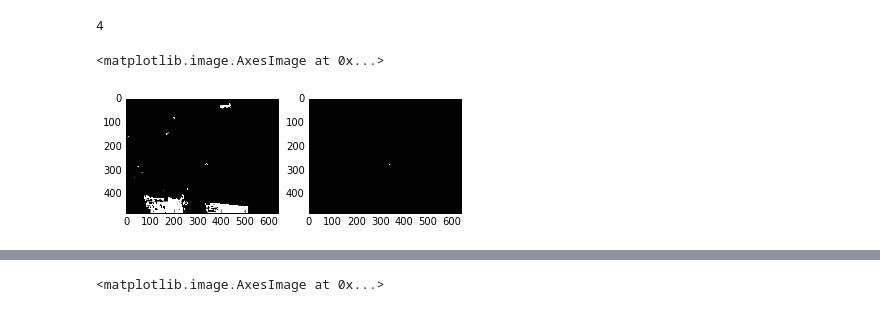
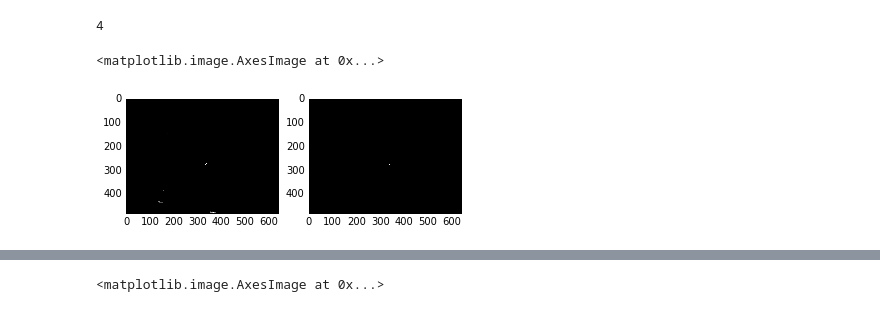
Before and after one commit to YoshiRi/IVPS, a Jupyter notebook: trial/Development.ipynb, the cells around one changed output, grey strips where cells are left out. Drawn from its saved outputs; the diff is of its cells as text; code cells hidden in the pictures.

```diff
--- a/trial/Development.ipynb
+++ b/trial/Development.ipynb
@@ -34,23 +34,24 @@ while tv == []:
     cv2.waitKey(1)
 # %%
 img = sframe
+
 # HSV色空間に変換
 hsv = cv2.cvtColor(img, cv2.COLOR_BGR2HSV)
 
 plt.figure(1)
 # 赤色のHSVの値域1
 hsv_min = np.array([0,127,0])
-hsv_max = np.array([30,255,255])
+hsv_max = np.array([10,255,255])
 mask1 = cv2.inRange(hsv, hsv_min, hsv_max)
 plt.subplot(121)
 plt.imshow(mask1,cmap='gray')
 
 # 赤色のHSVの値域2
 hsv_min = np.array([150,127,0])
-hsv_max = np.array([179,255,255])
+hsv_max = np.array([180,255,255])
 mask2 = cv2.inRange(hsv, hsv_min, hsv_max)
 plt.subplot(122)
 plt.imshow(mask2,cmap='gray')
 # %% [output]
 <matplotlib.image.AxesImage at 0x...>
-[figure, old version]
+[figure, new version]
```
Also changed, not shown: parts of 1 cell of this notebook, 3 other files.
